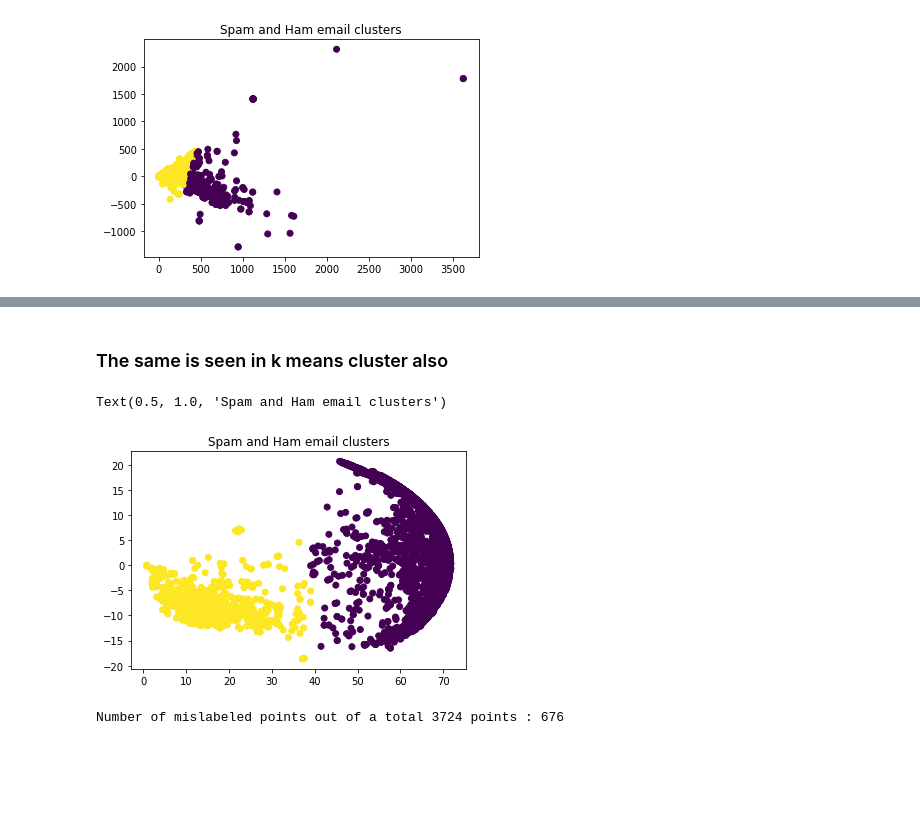
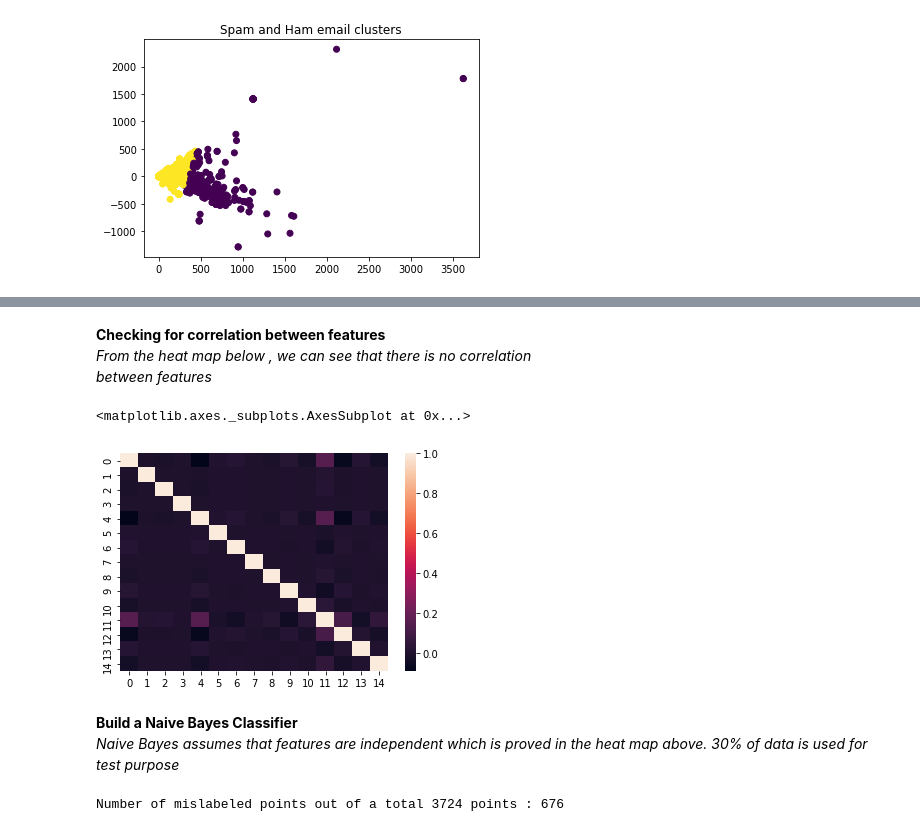
Before and after one commit to siddeshwar627/SMU_QTW, a Jupyter notebook: case_study3/SpamClassifier.ipynb, the cells around one changed output, grey strips where cells are left out. Saved outputs shown, nothing was run; the diff lists cells and outputs as text; code cells hidden in the pictures; blank space fills up the shorter version.

```diff
--- a/case_study3/SpamClassifier.ipynb
+++ b/case_study3/SpamClassifier.ipynb
@@ -274,14 +226,17 @@ plt.show()
-# %% [markdown]
-### The same is seen in k means cluster also
-# %%
-from sklearn.cluster import KMeans
-y_pred = KMeans(n_clusters=2, random_state=170).fit_predict(cosine_sim_trans)
-
-plt.scatter(cosine_sim_trans[:, 0], cosine_sim_trans[:, 1], c=y_pred)
-plt.title("Spam and Ham email clusters")
-# %% [output]
-Text(0.5, 1.0, 'Spam and Ham email clusters')
-[figure, removed]
+# %% [markdown]
+<b> Checking for correlation between features </b> <br> <i> From the heat map below , we can see that there is no correlation <br> between features </i>
+# %%
+import seaborn as sns
+from sklearn.metrics.pairwise import cosine_similarity
+corr = np.corrcoef(tfidf_body_trans, rowvar=False)
+corr.shape
+sns.heatmap(corr)
+# %% [output]
+<matplotlib.axes._subplots.AxesSubplot at 0x...>
+[figure, added]
+# %% [markdown]
+<b> Build a Naive Bayes Classifier </b> <br>
+<i> Naive Bayes assumes that features are independent which is proved in the heat map above.  30% of data is used for test purpose </i>
 # %%
 from sklearn.model_selection import train_test_split
 from sklearn.naive_bayes import GaussianNB
```
Also changed, not shown: parts of 7 cells of this notebook.
